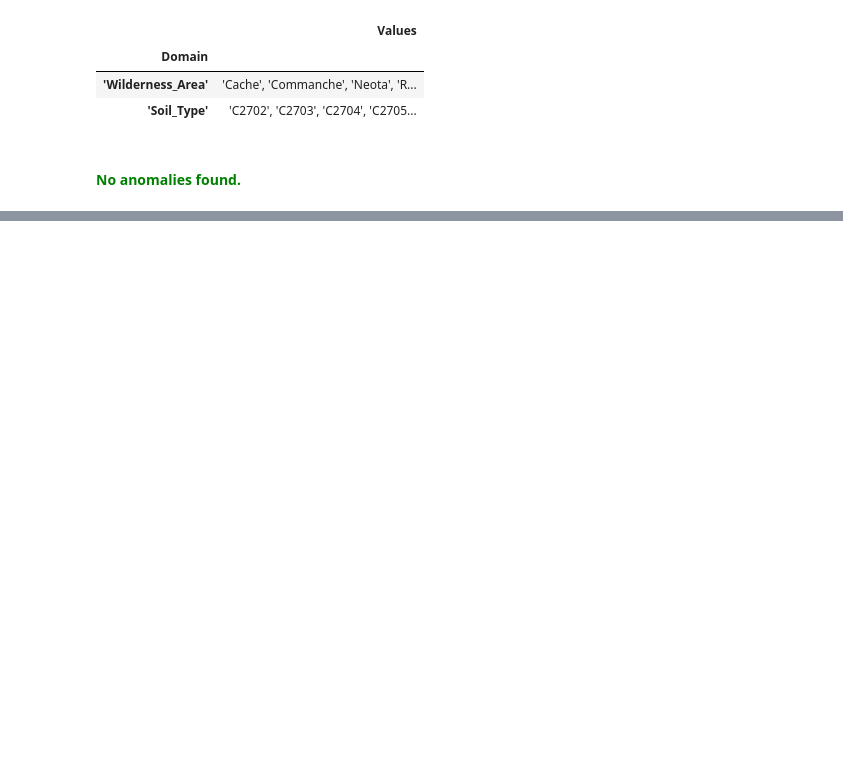
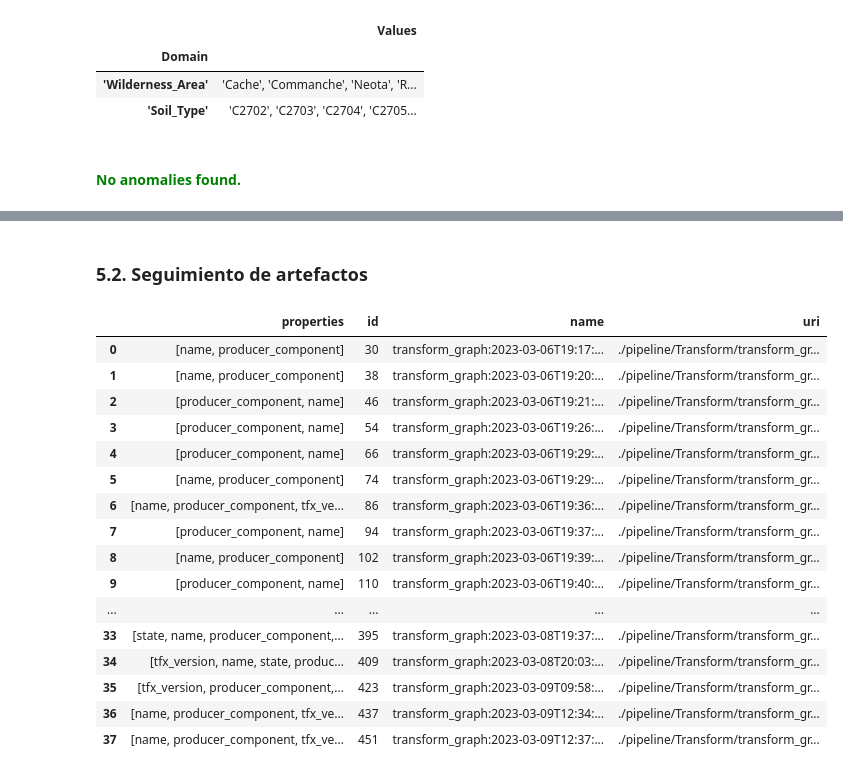
Before and after one commit to JulianaMurillo1509/MLOPS, a Jupyter notebook: Proyecto1/proyecto1.ipynb, the cells around one changed output, grey strips where cells are left out. Saved outputs shown, nothing was run; the diff lists cells and outputs as text; code cells hidden in the pictures; blank space fills up the shorter version.

```diff
--- a/Proyecto1/proyecto1.ipynb
+++ b/Proyecto1/proyecto1.ipynb
@@ -486,0 +610,3 @@ NameError: name 'serving_stats' is not defined
+# %%
+# Set the transform module filename
+_cover_type_transform_module_file = 'cover_type_transform.py'
@@ -486,0 +678,12 @@ NameError: name 'serving_stats' is not defined
+# %%
+# Ignore TF warning messages
+tf.get_logger().setLevel('ERROR')
+
+# Instantiate the Transform component
+transform = Transform(
+    examples=example_gen.outputs['examples'],
+    schema=schema_gen.outputs['schema'],
+    module_file=os.path.abspath(_cover_type_transform_module_file))
+
+# Run the component
+context.run(transform)
@@ -486,0 +783,6 @@ NameError: name 'serving_stats' is not defined
+# %%
+connection_config = context.metadata_connection_config
+store = mlmd.MetadataStore(connection_config)
+
+# All TFX artifacts are stored in the base directory
+base_dir = connection_config.sqlite.filename_uri.split('metadata.sqlite')[0]
@@ -486,0 +827,4 @@ NameError: name 'serving_stats' is not defined
+# %%
+TransformGraph = store.get_artifacts_by_type("TransformGraph")
+artifact_properties = TransformGraph[0]
+display_properties(store,artifact_properties)
@@ -486,0 +846,23 @@ NameError: name 'serving_stats' is not defined
+# %% [markdown]
+### 5.2. Seguimiento de artefactos
+# %%
+#Apply the new function to follow up a specific Artifact
+follow_artifacts(store,TransformGraph)
+# %% [output]
+|  | properties | id | name | uri |
+| 0 | [name, producer_component] | 30 | transform_graph:2023-03-06T19:17:... | ./pipeline/Transform/transform_gr... |
+| 1 | [name, producer_component] | 38 | transform_graph:2023-03-06T19:20:... | ./pipeline/Transform/transform_gr... |
+| 2 | [producer_component, name] | 46 | transform_graph:2023-03-06T19:21:... | ./pipeline/Transform/transform_gr... |
+| 3 | [producer_component, name] | 54 | transform_graph:2023-03-06T19:26:... | ./pipeline/Transform/transform_gr... |
+| 4 | [producer_component, name] | 66 | transform_graph:2023-03-06T19:29:... | ./pipeline/Transform/transform_gr... |
+| 5 | [name, producer_component] | 74 | transform_graph:2023-03-06T19:29:... | ./pipeline/Transform/transform_gr... |
+| 6 | [name, producer_component, tfx_ve... | 86 | transform_graph:2023-03-06T19:36:... | ./pipeline/Transform/transform_gr... |
+| 7 | [producer_component, name] | 94 | transform_graph:2023-03-06T19:37:... | ./pipeline/Transform/transform_gr... |
+| 8 | [name, producer_component] | 102 | transform_graph:2023-03-06T19:39:... | ./pipeline/Transform/transform_gr... |
+| 9 | [producer_component, name] | 110 | transform_graph:2023-03-06T19:40:... | ./pipeline/Transform/transform_gr... |
+| ... | ... | ... | ... | ... |
+| 33 | [state, name, producer_component,... | 395 | transform_graph:2023-03-08T19:37:... | ./pipeline/Transform/transform_gr... |
+| 34 | [tfx_version, name, state, produc... | 409 | transform_graph:2023-03-08T20:03:... | ./pipeline/Transform/transform_gr... |
+| 35 | [tfx_version, producer_component,... | 423 | transform_graph:2023-03-09T09:58:... | ./pipeline/Transform/transform_gr... |
+| 36 | [name, producer_component, tfx_ve... | 437 | transform_graph:2023-03-09T12:34:... | ./pipeline/Transform/transform_gr... |
+| 37 | [name, producer_component, tfx_ve... | 451 | transform_graph:2023-03-09T12:37:... | ./pipeline/Transform/transform_gr... |
```
Also changed, not shown: parts of 64 cells of this notebook, 6 other files.
